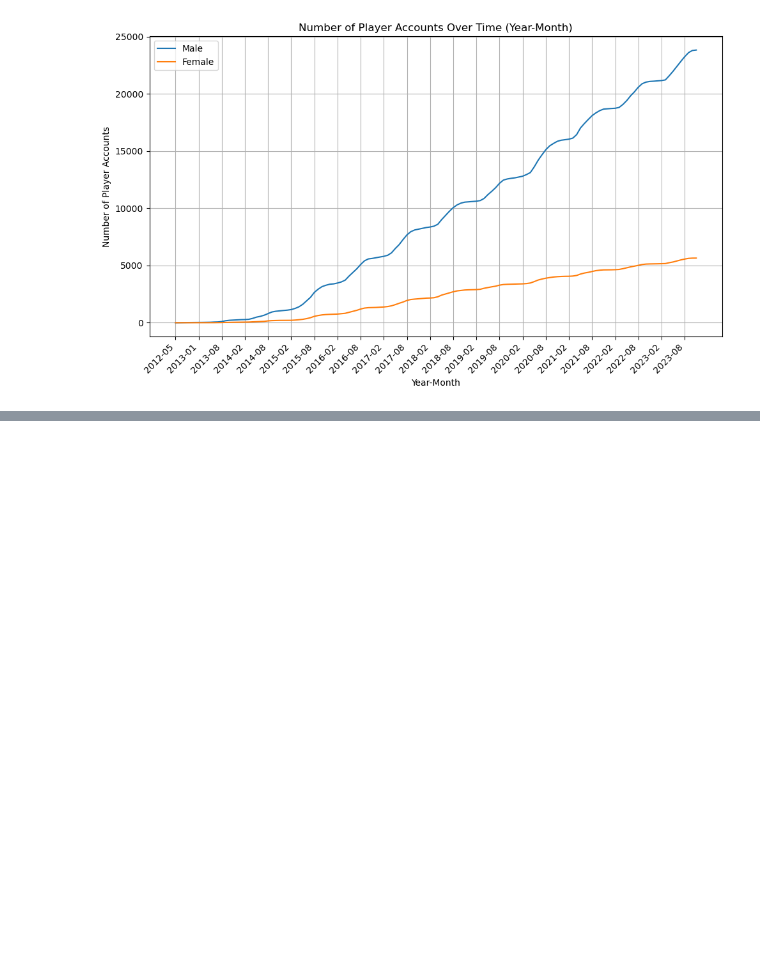
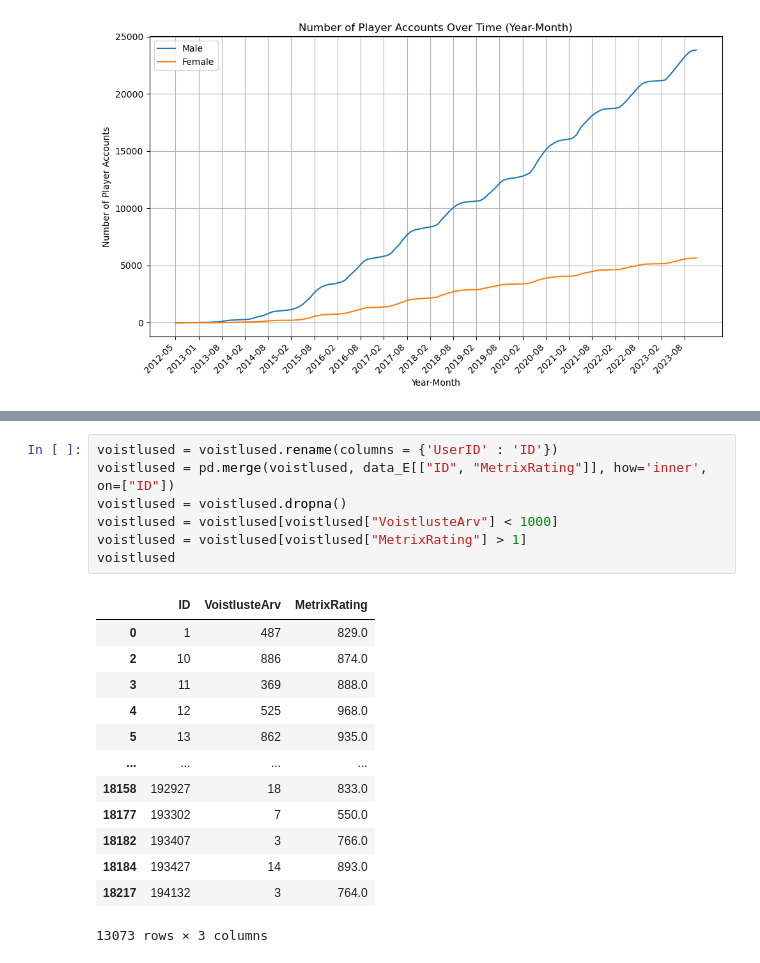
Before and after one commit to Karmosav/discgolf-data, a Jupyter notebook: golf.ipynb, the cells around one changed output, grey strips where cells are left out. Cells and saved outputs as stored; diff of their text form; blank space fills up the shorter version.

```diff
--- a/golf.ipynb
+++ b/golf.ipynb
@@ -149,0 +167,21 @@ Gender YearMonth     F      M
+# %%
+voistlused = voistlused.rename(columns = {'UserID' : 'ID'})
+voistlused = pd.merge(voistlused, data_E[["ID", "MetrixRating"]], how='inner', on=["ID"])
+voistlused = voistlused.dropna()
+voistlused = voistlused[voistlused["VoistlusteArv"] < 1000]
+voistlused = voistlused[voistlused["MetrixRating"] > 1]
+voistlused
+# %% [output]
+|  | ID | VoistlusteArv | MetrixRating |
+| 0 | 1 | 487 | 829.0 |
+| 2 | 10 | 886 | 874.0 |
+| 3 | 11 | 369 | 888.0 |
+| 4 | 12 | 525 | 968.0 |
+| 5 | 13 | 862 | 935.0 |
+| ... | ... | ... | ... |
+| 18158 | 192927 | 18 | 833.0 |
+| 18177 | 193302 | 7 | 550.0 |
+| 18182 | 193407 | 3 | 766.0 |
+| 18184 | 193427 | 14 | 893.0 |
+| 18217 | 194132 | 3 | 764.0 |
+13073 rows × 3 columns
```
Also changed, not shown: parts of 10 cells of this notebook, 2 other files.
